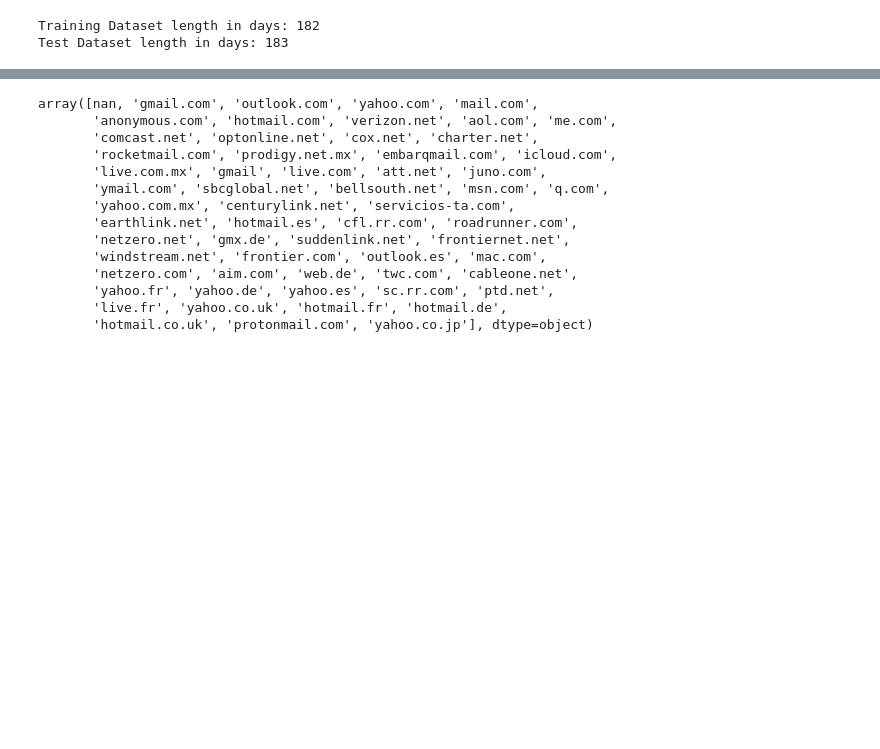
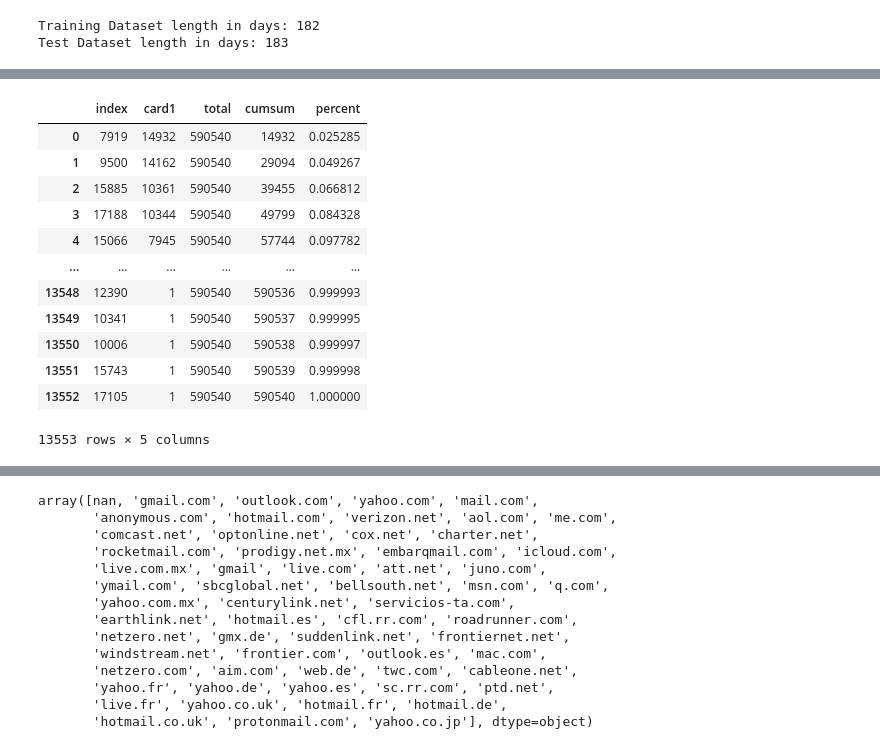
Before and after one commit to Prakrut/Fraud_Detection, a Jupyter notebook: Code/CreditCardFraudDetection.ipynb, the cells around one changed output, grey strips where cells are left out. Drawn from its saved outputs; the diff is of its cells as text; code cells hidden in the pictures; blank space fills up the shorter version.

```diff
--- a/Code/CreditCardFraudDetection.ipynb
+++ b/Code/CreditCardFraudDetection.ipynb
@@ -161,0 +270,20 @@ cat_vars = ['ProductCD', 'card1', 'card2', 'card3', 'card4', 'card5', 'card6',
+# %%
+card1_cnt = pd.DataFrame({'card1':train.card1.value_counts()}).reset_index()
+card1_cnt['total'] = len(train.card1.notnull())
+card1_cnt['cumsum'] = card1_cnt['card1'].cumsum()
+card1_cnt['percent'] = card1_cnt['cumsum'] / card1_cnt['total']
+card1_cnt
+# %% [output]
+|  | index | card1 | total | cumsum | percent |
+| 0 | 7919 | 14932 | 590540 | 14932 | 0.025285 |
+| 1 | 9500 | 14162 | 590540 | 29094 | 0.049267 |
+| 2 | 15885 | 10361 | 590540 | 39455 | 0.066812 |
+| 3 | 17188 | 10344 | 590540 | 49799 | 0.084328 |
+| 4 | 15066 | 7945 | 590540 | 57744 | 0.097782 |
+| ... | ... | ... | ... | ... | ... |
+| 13548 | 12390 | 1 | 590540 | 590536 | 0.999993 |
+| 13549 | 10341 | 1 | 590540 | 590537 | 0.999995 |
+| 13550 | 10006 | 1 | 590540 | 590538 | 0.999997 |
+| 13551 | 15743 | 1 | 590540 | 590539 | 0.999998 |
+| 13552 | 17105 | 1 | 590540 | 590540 | 1.000000 |
+13553 rows × 5 columns
```
Also changed, not shown: parts of 51 cells of this notebook.
